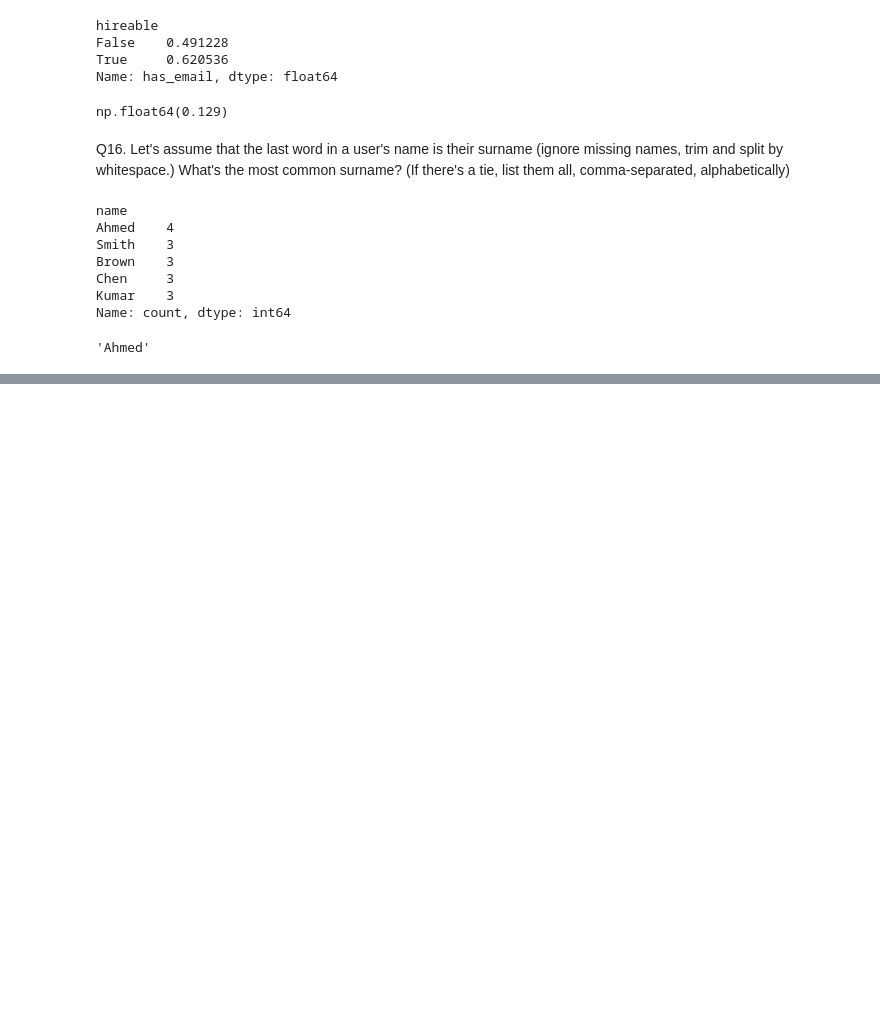
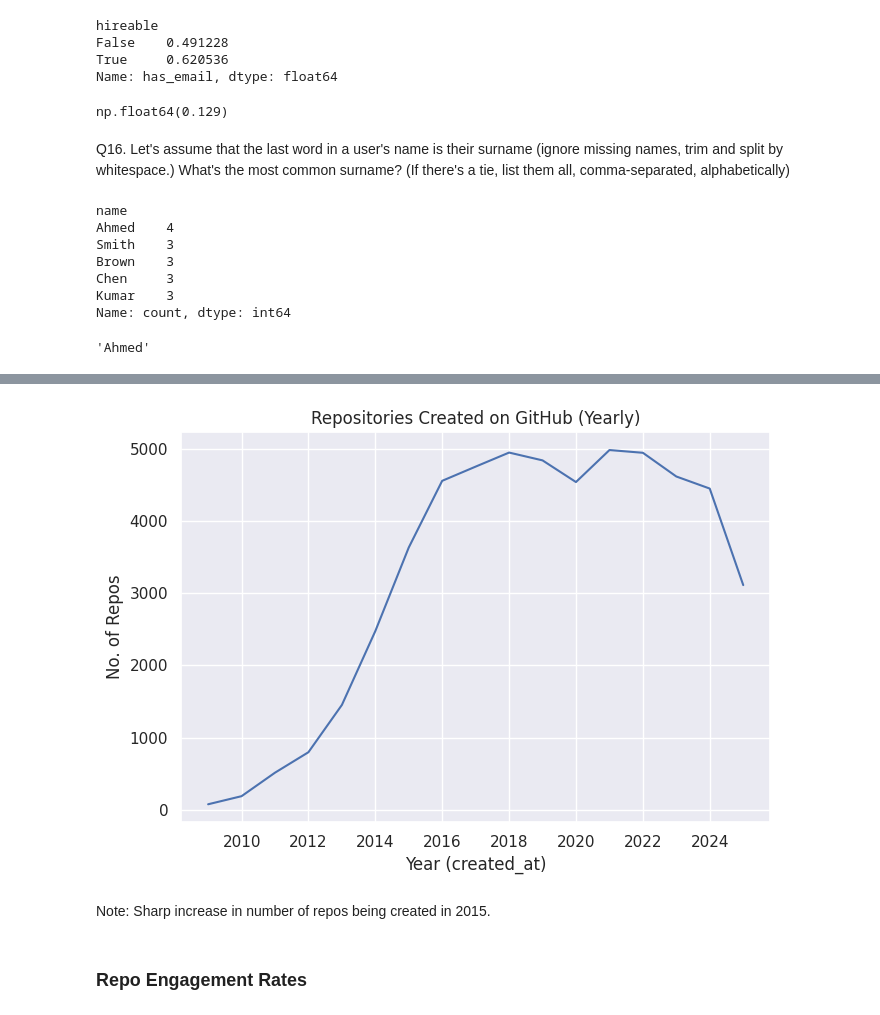
Before and after one commit to 22f3001905/tds-project-1-github-users-repos, a Jupyter notebook: notebook.ipynb, the cells around one changed output, grey strips where cells are left out. Saved outputs shown, nothing was run; the diff lists cells and outputs as text; code cells hidden in the pictures; blank space fills up the shorter version.

```diff
--- a/notebook.ipynb
+++ b/notebook.ipynb
@@ -765,0 +1444,3 @@ users_df['name'].str.strip().str.split().str[-1].value_counts().index[0]
+# %%
+yearly_created_repos = repos_df.groupby(pd.Grouper(key='created_at', freq='YE'))['login'].count()
+yearly_created_repos.head()
@@ -765,0 +1455,13 @@ users_df['name'].str.strip().str.split().str[-1].value_counts().index[0]
+# %%
+sns.lineplot(data=yearly_created_repos)
+plt.title('Repositories Created on GitHub (Yearly)')
+plt.xlabel('Year (created_at)')
+plt.ylabel('No. of Repos')
+plt.tight_layout()
+plt.show()
+# %% [output]
+[figure, added]
+# %% [markdown]
+Note: Sharp increase in number of repos being created in 2015.
+# %% [markdown]
+### Repo Engagement Rates
```
Also changed, not shown: parts of 44 cells of this notebook, 2 other files.
